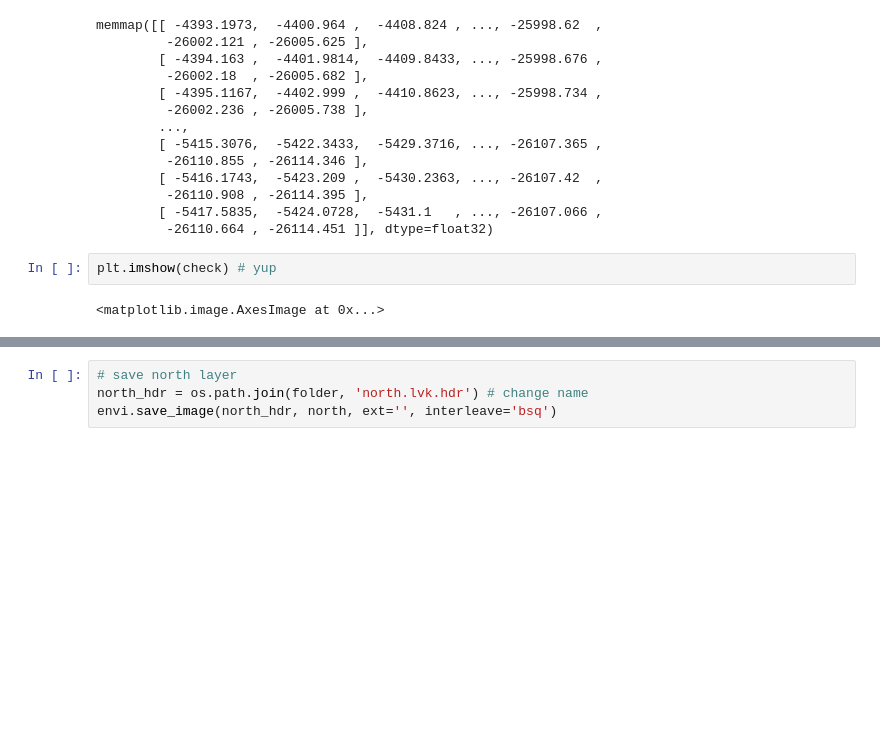
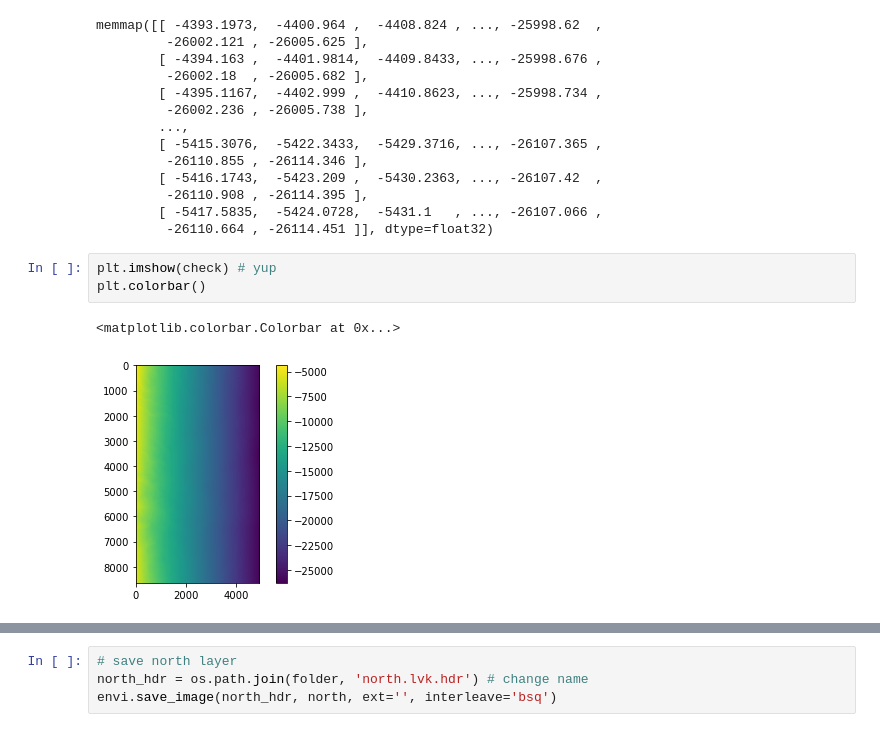
Before and after one commit to jacktarricone/uavsar_scripts, a Jupyter notebook: uavsar_slc_geoloc.ipynb, the cells around one changed output, grey strips where cells are left out. Saved outputs shown, nothing was run; the diff lists cells and outputs as text; blank space fills up the shorter version.

```diff
--- a/uavsar_slc_geoloc.ipynb
+++ b/uavsar_slc_geoloc.ipynb
@@ -194,8 +194,10 @@ memmap([[ -4393.1973,  -4400.964 ,  -4408.824 , ..., -25998.62  ,
          -26110.664 , -26114.451 ]], dtype=float32)
 # %%
 plt.imshow(check) # yup
+plt.colorbar()
 # %% [output]
-<matplotlib.image.AxesImage at 0x...>
+<matplotlib.colorbar.Colorbar at 0x...>
+[figure, added]
 # %%
 # north
 north = lvk_open[:,:,1] # slice nroth first layer
```
Also changed, not shown: parts of 12 cells of this notebook.
